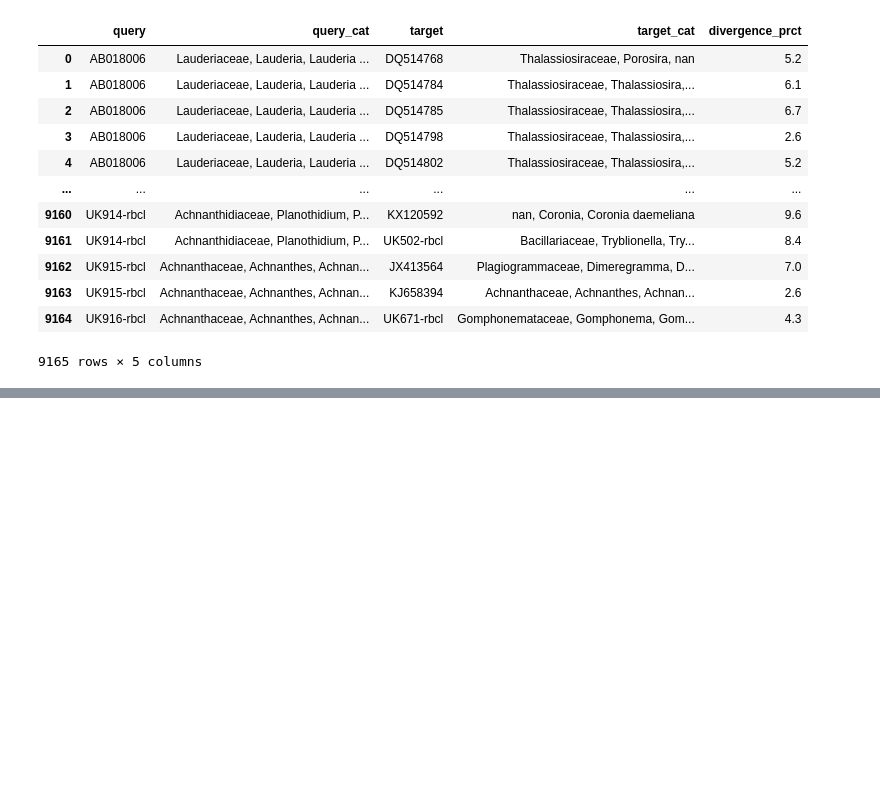
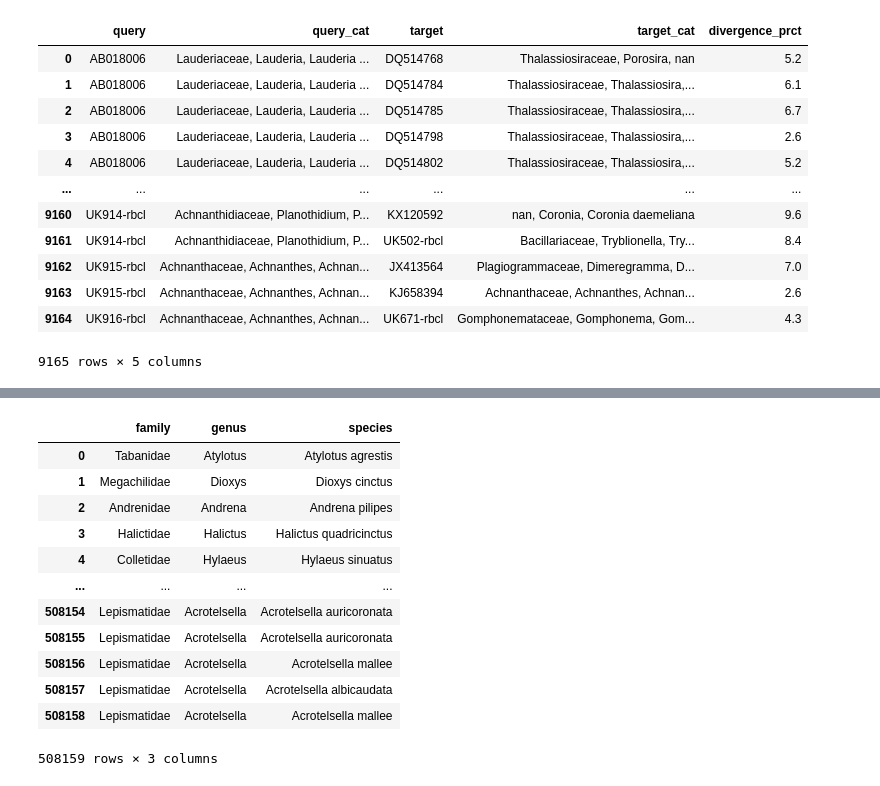
Before and after one commit to CIBIO-BU/mozaiko, a Jupyter notebook: draft.ipynb, the cells around one changed output, grey strips where cells are left out. Saved outputs shown, nothing was run; the diff lists cells and outputs as text; code cells hidden in the pictures; blank space fills up the shorter version.

```diff
--- a/draft.ipynb
+++ b/draft.ipynb
@@ -5579,0 +5609,16 @@ df2_comp
+# %%
+amp_taxa
+# %% [output]
+|  | family | genus | species |
+| 0 | Tabanidae | Atylotus | Atylotus agrestis |
+| 1 | Megachilidae | Dioxys | Dioxys cinctus |
+| 2 | Andrenidae | Andrena | Andrena pilipes |
+| 3 | Halictidae | Halictus | Halictus quadricinctus |
+| 4 | Colletidae | Hylaeus | Hylaeus sinuatus |
+| ... | ... | ... | ... |
+| 508154 | Lepismatidae | Acrotelsella | Acrotelsella auricoronata |
+| 508155 | Lepismatidae | Acrotelsella | Acrotelsella auricoronata |
+| 508156 | Lepismatidae | Acrotelsella | Acrotelsella mallee |
+| 508157 | Lepismatidae | Acrotelsella | Acrotelsella albicaudata |
+| 508158 | Lepismatidae | Acrotelsella | Acrotelsella mallee |
+508159 rows × 3 columns
```
Also changed, not shown: parts of 10 cells of this notebook, 4 other files.
